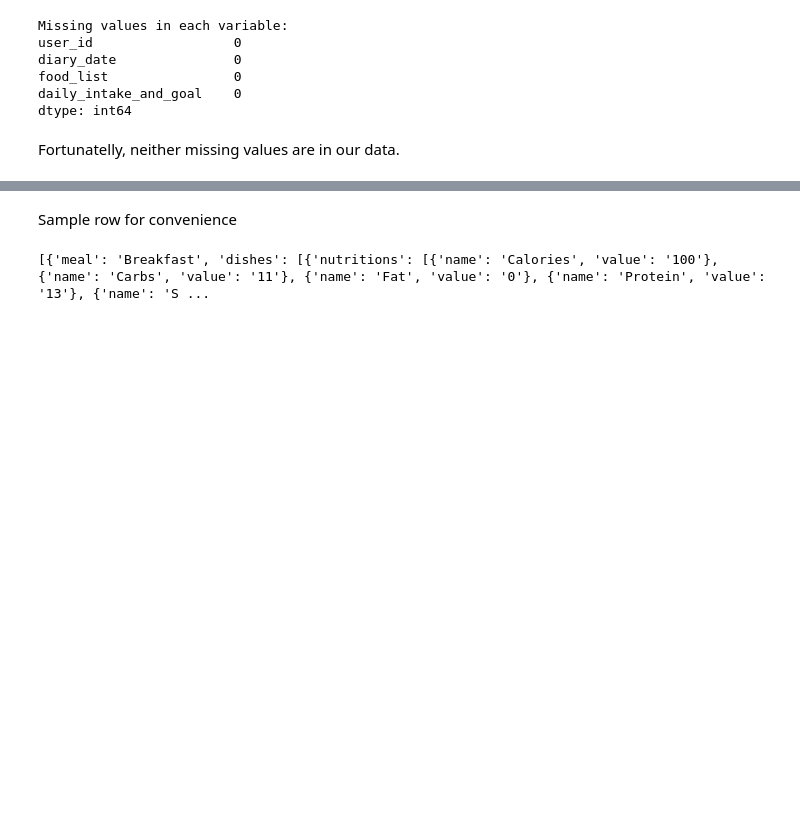
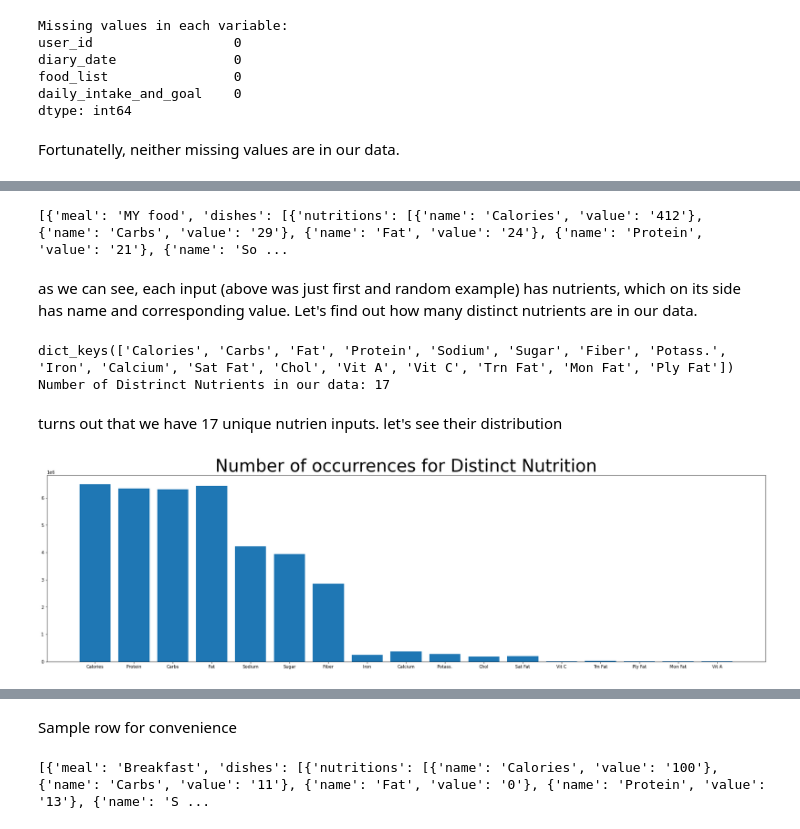
Before and after one commit to mormo17/ML-Final-Project, a Jupyter notebook: Final_Project.ipynb, the cells around one changed output, grey strips where cells are left out. Drawn from its saved outputs; the diff is of its cells as text; code cells hidden in the pictures; blank space fills up the shorter version.

```diff
--- a/Final_Project.ipynb
+++ b/Final_Project.ipynb
@@ -45,0 +117,41 @@ Fortunatelly, neither missing values are in our data.
+# %%
+food_entries = json.loads(data.iloc[0, 2])
+print(food_entries)
+# %% [output]
+[{'meal': 'MY food', 'dishes': [{'nutritions': [{'name': 'Calories', 'value': '412'}, {'name': 'Carbs', 'value': '29'}, {'name': 'Fat', 'value': '24'}, {'name': 'Protein', 'value': '21'}, {'name': 'So ...
+# %% [markdown]
+as we can see, each input (above was just first and random example) has nutrients, which on its side has name and corresponding value. Let's find out how many distinct nutrients are in our data.
+# %%
+distinct_nutritions = {}
+for i in range(data.shape[0]):
+    food_input = json.loads(data.iloc[i,2])
+    for j in range(len(food_input)):
+        dishes = food_input[j]['dishes']
+        for dish in range(len(dishes)):
+            nutritions = dishes[dish]['nutritions']
+            for nutrient in range(len(nutritions)):
+                nutrient_name = nutritions[nutrient]['name']
+                if nutrient_name in distinct_nutritions.keys():  # if already encountered
+                    distinct_nutritions[nutrient_name] += 1
+                else:
+                    distinct_nutritions[nutrient_name] = 1
+
+print(distinct_nutritions.keys())
+number_of_distinct_nutrients = len(distinct_nutritions.keys())
+print("Number of Distinct Nutrients in our data: " + str(number_of_distinct_nutrients))
+# %% [output]
+dict_keys(['Calories', 'Carbs', 'Fat', 'Protein', 'Sodium', 'Sugar', 'Fiber', 'Potass.', 'Iron', 'Calcium', 'Sat Fat', 'Chol', 'Vit A', 'Vit C', 'Trn Fat', 'Mon Fat', 'Ply Fat'])
+Number of Distrinct Nutrients in our data: 17
+# %% [markdown]
+turns out that we have 17 unique nutrien inputs. let's see their distribution
+# %%
+nutrients = sorted(unique_nutritions.items(), key=lambda x : x[1], reverse = True)
+keys = {}
+for nutrient in nutrients:
+    keys[nutrient[0]] = nutrient[1]
+plt.figure(figsize = (30,8))
+plt.bar(x = keys.keys(), height = distinct_nutritions.values())
+plt.title('Number of occurrences for Distinct Nutrition', size=40)
+plt.show()
+# %% [output]
+[figure, added]
```
Also changed, not shown: parts of 16 cells of this notebook.
